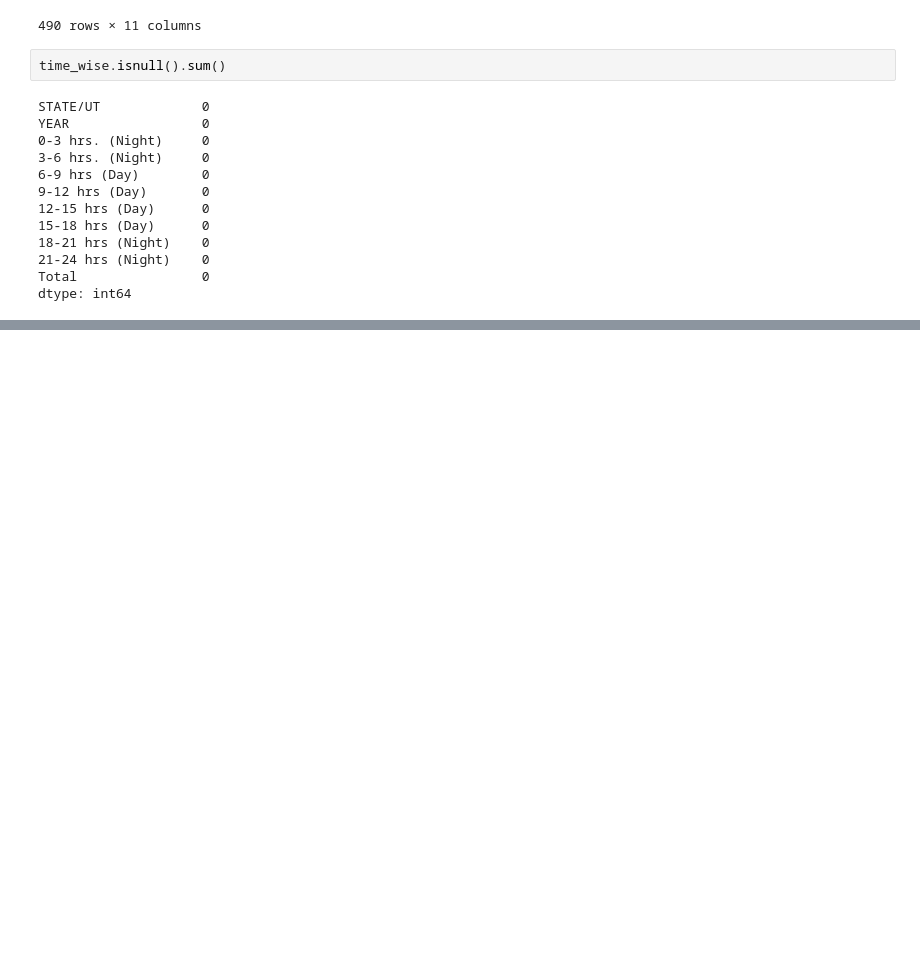
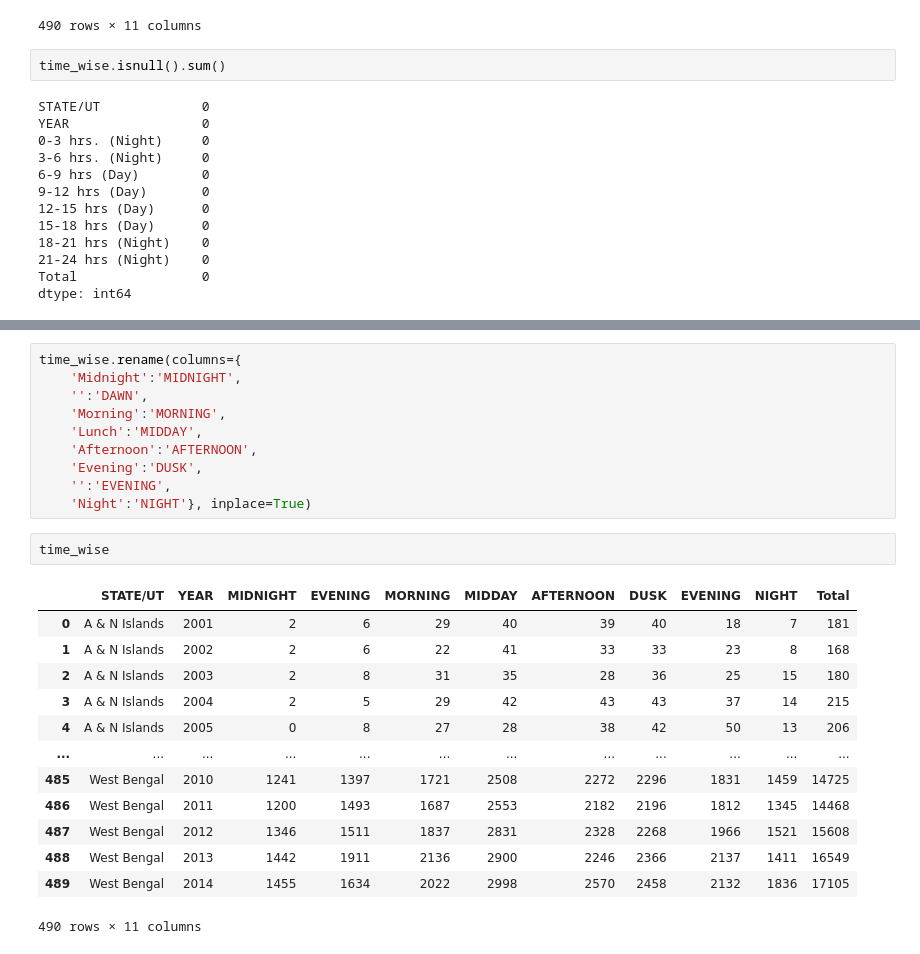
Before and after one commit to janvidixit3344/Accident_ROAD, a Jupyter notebook: analysis5.ipynb, the cells around one changed output, grey strips where cells are left out. Drawn from its saved outputs; the diff is of its cells as text; blank space fills up the shorter version.

```diff
--- a/analysis5.ipynb
+++ b/analysis5.ipynb
@@ -36,0 +51,26 @@ dtype: int64
+# %%
+time_wise.rename(columns={
+    'Midnight':'MIDNIGHT',
+    '':'DAWN',
+    'Morning':'MORNING',
+    'Lunch':'MIDDAY',
+    'Afternoon':'AFTERNOON',
+    'Evening':'DUSK',
+    '':'EVENING',
+    'Night':'NIGHT'}, inplace=True)
+# %%
+time_wise
+# %% [output]
+|  | STATE/UT | YEAR | MIDNIGHT | EVENING | MORNING | MIDDAY | AFTERNOON | DUSK | EVENING | NIGHT | Total |
+| 0 | A & N Islands | 2001 | 2 | 6 | 29 | 40 | 39 | 40 | 18 | 7 | 181 |
+| 1 | A & N Islands | 2002 | 2 | 6 | 22 | 41 | 33 | 33 | 23 | 8 | 168 |
+| 2 | A & N Islands | 2003 | 2 | 8 | 31 | 35 | 28 | 36 | 25 | 15 | 180 |
+| 3 | A & N Islands | 2004 | 2 | 5 | 29 | 42 | 43 | 43 | 37 | 14 | 215 |
+| 4 | A & N Islands | 2005 | 0 | 8 | 27 | 28 | 38 | 42 | 50 | 13 | 206 |
+| ... | ... | ... | ... | ... | ... | ... | ... | ... | ... | ... | ... |
+| 485 | West Bengal | 2010 | 1241 | 1397 | 1721 | 2508 | 2272 | 2296 | 1831 | 1459 | 14725 |
+| 486 | West Bengal | 2011 | 1200 | 1493 | 1687 | 2553 | 2182 | 2196 | 1812 | 1345 | 14468 |
+| 487 | West Bengal | 2012 | 1346 | 1511 | 1837 | 2831 | 2328 | 2268 | 1966 | 1521 | 15608 |
+| 488 | West Bengal | 2013 | 1442 | 1911 | 2136 | 2900 | 2246 | 2366 | 2137 | 1411 | 16549 |
+| 489 | West Bengal | 2014 | 1455 | 1634 | 2022 | 2998 | 2570 | 2458 | 2132 | 1836 | 17105 |
+490 rows × 11 columns
```
Also changed, not shown: parts of 1 cell of this notebook, 3 other files.
